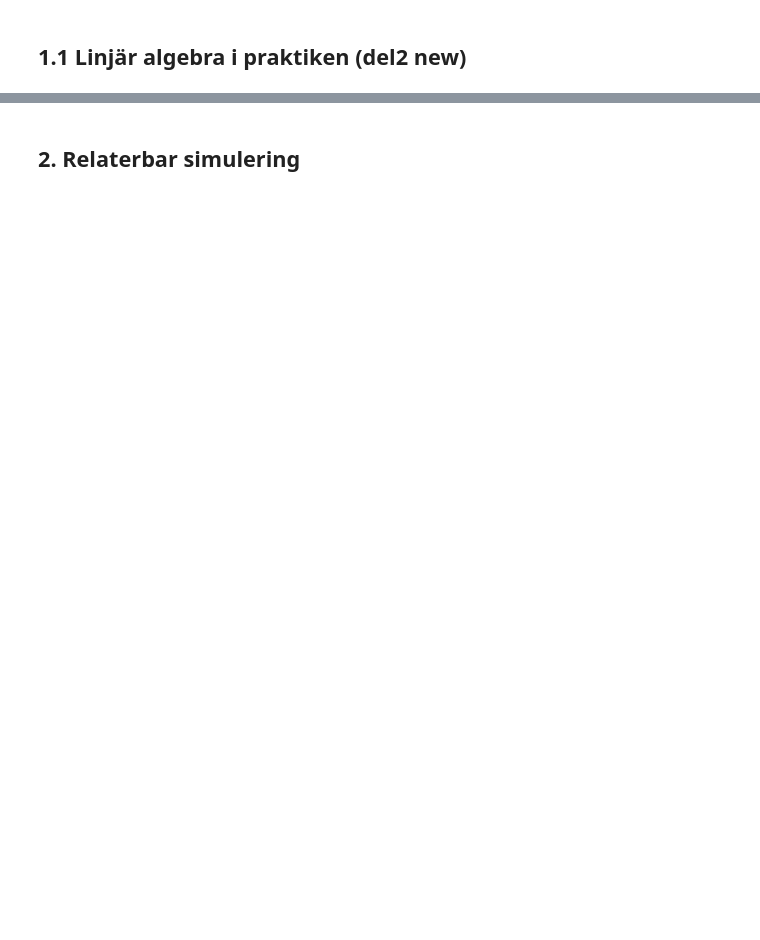
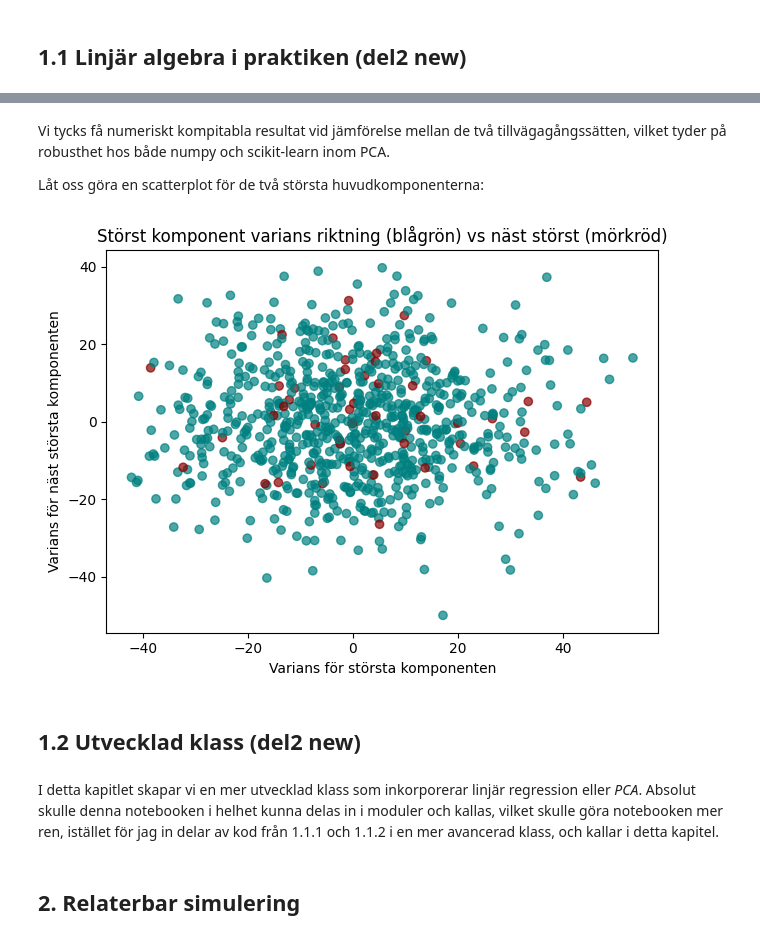
Before and after one commit to MaWe96/Health-Study-Python, a Jupyter notebook: notebook.ipynb, the cells around one changed output, grey strips where cells are left out. Saved outputs shown, nothing was run; the diff lists cells and outputs as text; code cells hidden in the pictures; blank space fills up the shorter version.

```diff
--- a/notebook.ipynb
+++ b/notebook.ipynb
@@ -108,0 +234,12 @@ instance_of_class.assign_summary()
+# %%
+from sklearn.decomposition import PCA
+
+# Valda variabler (kolumner):
+PCA_X = df[["age", "weight", "height", "systolic_bp", "cholesterol"]].values
+
+method = PCA(n_components=3) # Vi tar tre största riktningarna (av fem kolumnernas varianser)
+parts  = method.fit_transform(PCA_X) # enligt dokumentation i scikit: dimension reduktion, output 3 arrays (som sagt 3 största riktningarna)
+
+# Vi sparar i varsina arrays, t.ex. för plotting senare.
+parts_col1, parts_col2, parts_col3 = parts[:,0], parts[:,1], parts[:,2] # df["PC2"] TA BORT
+display(parts_col1[-5:]) # kollar på sista 5 värdena i största riktningen.
@@ -109,3 +320,22 @@ instance_of_class.assign_summary()
+# %% [markdown]
+Vi tycks få numeriskt kompitabla resultat vid jämförelse mellan de två tillvägagångssätten, vilket tyder på robusthet hos både numpy och scikit-learn inom PCA.
+
+Låt oss göra en scatterplot för de två största huvudkomponenterna:
+# %%
+plt.figure()
+colors = df["disease"].map({0:"teal", 1:"darkred"}) # ordnar färger
+plt.scatter(parts_col1, parts_col2, c=colors, alpha=0.7)
+plt.xlabel("Varians för största komponenten")
+plt.ylabel("Varians för näst största komponenten")
+plt.title("Störst komponent varians riktning (blågrön) vs näst störst (mörkröd)")
+plt.tight_layout()
+plt.show()
+# %% [output]
+[figure, added]
+# %% [markdown]
+## 1.2 Utvecklad klass (del2 new)
+# %% [markdown]
+I detta kapitlet skapar vi en mer utvecklad klass som inkorporerar linjär regression eller *PCA*. Absolut skulle denna notebooken i helhet kunna delas in i moduler och kallas, vilket skulle göra notebooken mer ren, istället för jag in delar av kod från 1.1.1 och 1.1.2 i en mer avancerad klass, och kallar i detta kapitel.
 # %% [markdown]
 ## 2. Relaterbar simulering
 # %%
```
Also changed, not shown: parts of 53 cells of this notebook, 4 other files.
